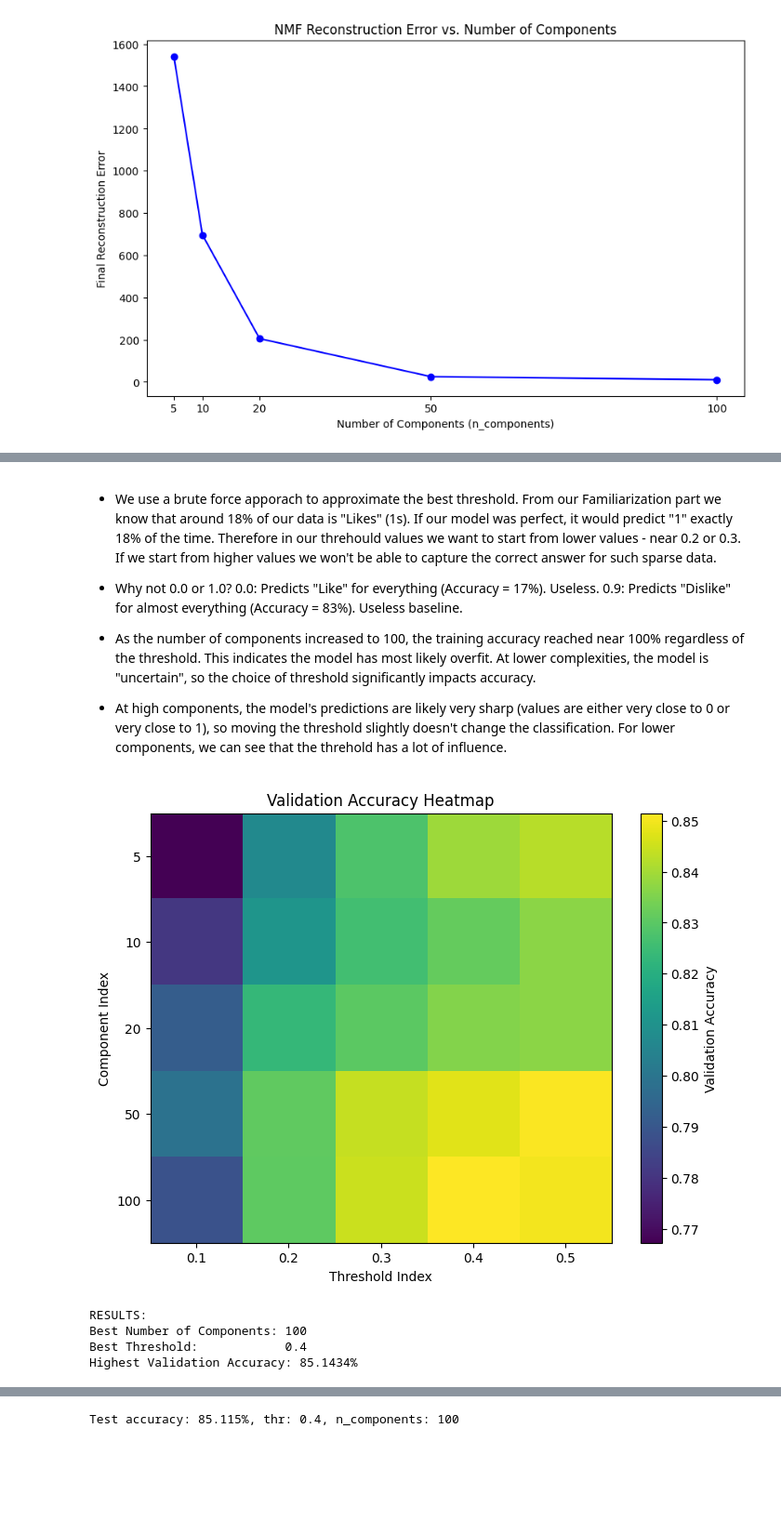
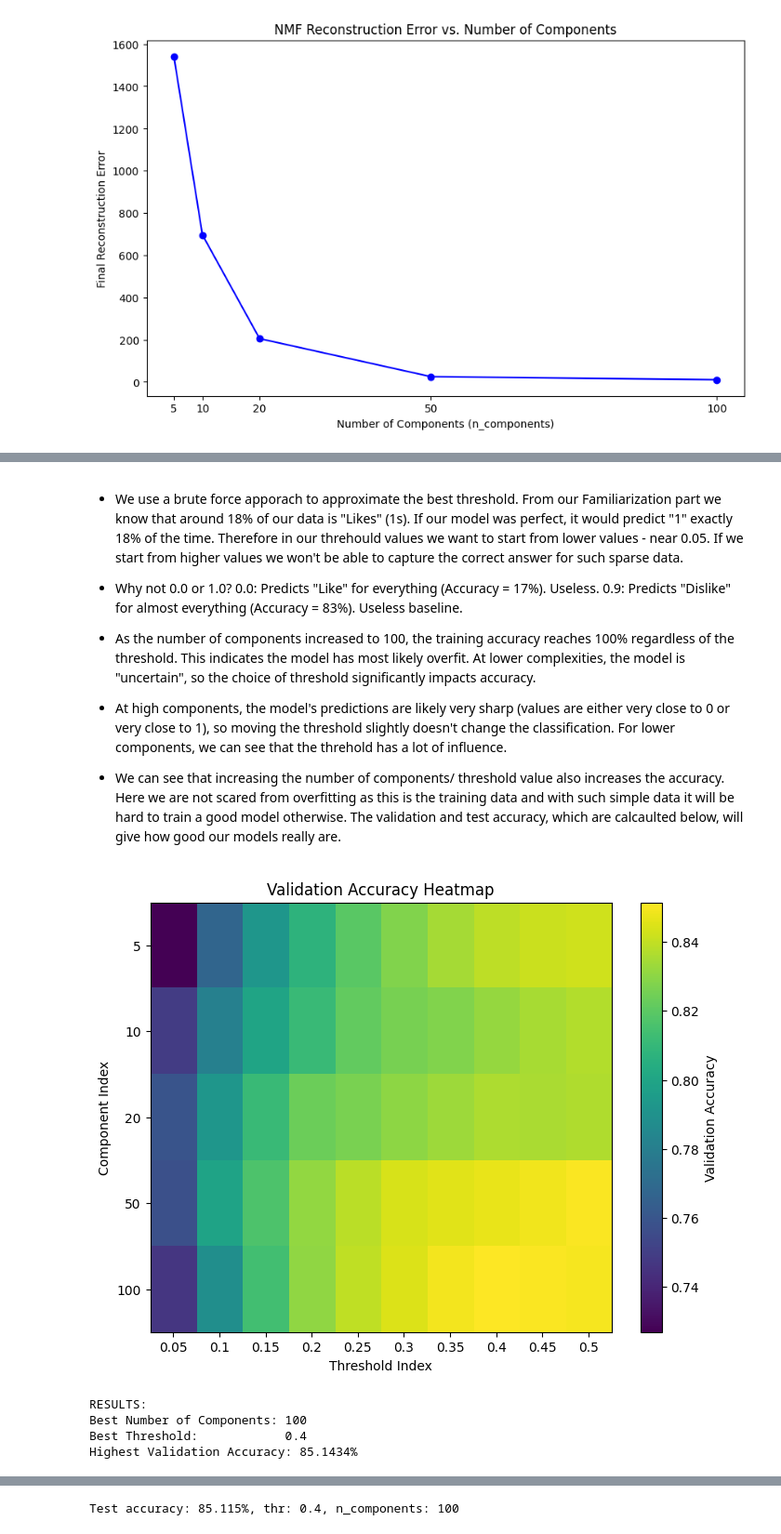
Before and after one commit to zain1290/Recommendation-System, a Jupyter notebook: dm_2026_lab_assignment_2_pipeline.ipynb, the cells around one changed output, grey strips where cells are left out. Shown at 93% size. Cells and saved outputs as stored; diff of their text form; code cells hidden in the pictures; blank space fills up the shorter version.

```diff
--- a/dm_2026_lab_assignment_2_pipeline.ipynb
+++ b/dm_2026_lab_assignment_2_pipeline.ipynb
@@ -479,7 +479,7 @@ NMF with 100 components
 # Step 3: Get training accuracies
 
 # Declare some list of thresholds to try: list_thr...
-list_thr = [0.2, 0.3, 0.4, 0.5, 0.6, 0.7, 0.8]
+list_thr = [0.05, 0.1, 0.15, 0.2, 0.25, 0.3, 0.35, 0.4, 0.45, 0.5]
 train_accuracy = np.zeros((len(list_components), len(list_thr)))
 mask = ~np.isnan(train_data)
 ground_truth = train_data[mask]
@@ -526,19 +526,21 @@ Best Threshold:            0.4
 Highest Validation Accuracy: 100.0000%
 # %% [markdown]
-* We use a brute force apporach to approximate the best threshold. From our Familiarization part we know that around 18% of our data is "Likes" (1s). If our model was perfect, it would predict "1" exactly 18% of the time. Therefore in our threhould values we want to start from lower values - near 0.2 or 0.3. If we start from higher values we won't be able to capture the correct answer for such sparse data.
+* We use a brute force apporach to approximate the best threshold. From our Familiarization part we know that around 18% of our data is "Likes" (1s). If our model was perfect, it would predict "1" exactly 18% of the time. Therefore in our threhould values we want to start from lower values - near 0.05. If we start from higher values we won't be able to capture the correct answer for such sparse data.
 * Why not 0.0 or 1.0?
 0.0: Predicts "Like" for everything (Accuracy = 17%). Useless.
 0.9: Predicts "Dislike" for almost everything (Accuracy = 83%). Useless baseline.
 
-* As the number of components increased to 100, the training accuracy reached near 100% regardless of the threshold. This indicates the model has most likely overfit. At lower complexities, the model is "uncertain", so the choice of threshold significantly impacts accuracy.
+* As the number of components increased to 100, the training accuracy reaches 100% regardless of the threshold. This indicates the model has most likely overfit. At lower complexities, the model is "uncertain", so the choice of threshold significantly impacts accuracy.
 
 * At high components, the model's predictions are likely very sharp (values are either very close to 0 or very close to 1), so moving the threshold slightly doesn't change the classification. For lower components, we can see that the threhold has a lot of influence.
+
+* We can see that increasing the number of components/ threshold value also increases the accuracy. Here we are not scared from overfitting as this is the training data and with such simple data it will be hard to train a good model otherwise. The validation and test accuracy, which are calcaulted below, will give how good our models really are.
 # %%
 # Step 4: Get validation accuracies
 # This is where we fit the n_components and the threshold
 val_mask = ~np.isnan(val_data)
 val_ground_truth = val_data[val_mask]
-list_thr = [0.1, 0.2, 0.3, 0.4, 0.5]
+list_thr = [0.05, 0.1, 0.15, 0.2, 0.25, 0.3, 0.35, 0.4, 0.45, 0.5]
 val_accuracy_matrix = np.zeros((len(list_components), len(list_thr)))
 
 
@@ -553,34 +555,34 @@ for c, n in enumerate(list_components):
         acc = np.mean(predicted_binary[val_mask] == val_ground_truth)
         val_accuracy_matrix[c, t] = acc
 
 # 1. Visualize
 plt.figure(figsize=(8, 6))
 plt.imshow(val_accuracy_matrix, aspect='auto', cmap='viridis')
 plt.colorbar(label='Validation Accuracy')
 plt.xlabel('Threshold Index')
 plt.ylabel('Component Index')
 plt.yticks(range(len(list_components)), list_components)
 plt.xticks(range(len(list_thr)), list_thr)
 plt.title('Validation Accuracy Heatmap')
 plt.show()
 
 # 2. Automatically pick the best parameters
 # We find the indices (row, col) where accuracy is highest
 best_idx = np.unravel_index(np.argmax(val_accuracy_matrix), val_accuracy_matrix.shape)
 best_n = list_components[best_idx[0]]
 best_thr = list_thr[best_idx[1]]
 best_val_acc = val_accuracy_matrix[best_idx]
 
 print(f"RESULTS:")
 print(f"Best Number of Components: {best_n}")
 print(f"Best Threshold:            {best_thr}")
 print(f"Highest Validation Accuracy: {best_val_acc:.4%}")
 
 # Save these for Step 5!
 final_n = best_n
 final_thr = best_thr
 # %% [output]
-[figure, old version]
+[figure, new version]
 RESULTS:
 Best Number of Components: 100
 Best Threshold:            0.4
```
Also changed, not shown: parts of 29 cells of this notebook.
